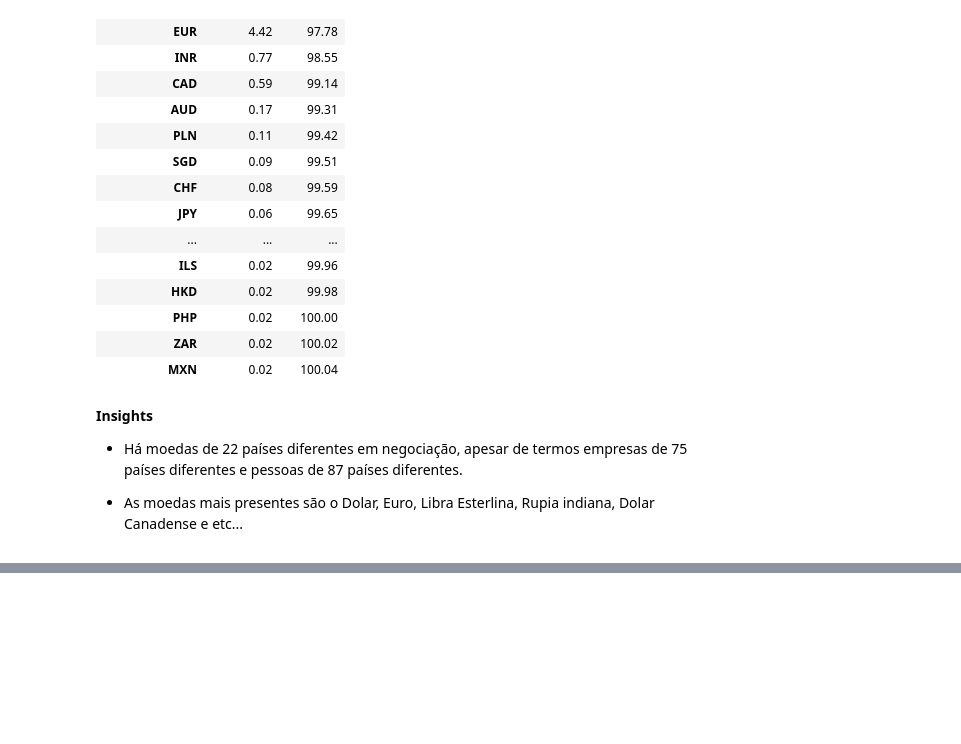
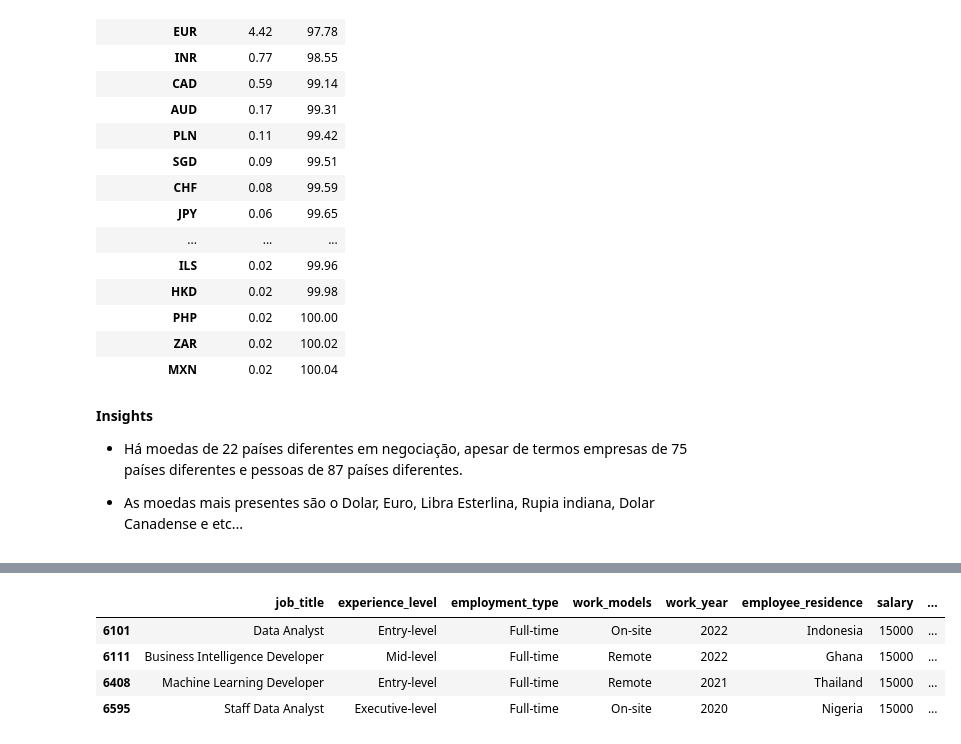
Before and after one commit to Alexandre-Esposte/dive-into-data-careers, a Jupyter notebook: notebook/data_careers_analysis.ipynb, the cells around one changed output, grey strips where cells are left out. Cells and saved outputs as stored; diff of their text form; code cells hidden in the pictures; blank space fills up the shorter version.

```diff
--- a/notebook/data_careers_analysis.ipynb
+++ b/notebook/data_careers_analysis.ipynb
@@ -576,0 +611,8 @@ aux
+# %%
+salarios.query(f'salary_in_usd == {salarios["salary_in_usd"].min()} ')
+# %% [output]
+|  | job_title | experience_level | employment_type | work_models | work_year | employee_residence | salary | ... |
+| 6101 | Data Analyst | Entry-level | Full-time | On-site | 2022 | Indonesia | 15000 | ... |
+| 6111 | Business Intelligence Developer | Mid-level | Full-time | Remote | 2022 | Ghana | 15000 | ... |
+| 6408 | Machine Learning Developer | Entry-level | Full-time | Remote | 2021 | Thailand | 15000 | ... |
+| 6595 | Staff Data Analyst | Executive-level | Full-time | On-site | 2020 | Nigeria | 15000 | ... |
```
Also changed, not shown: parts of 10 cells of this notebook, 2 other files.
